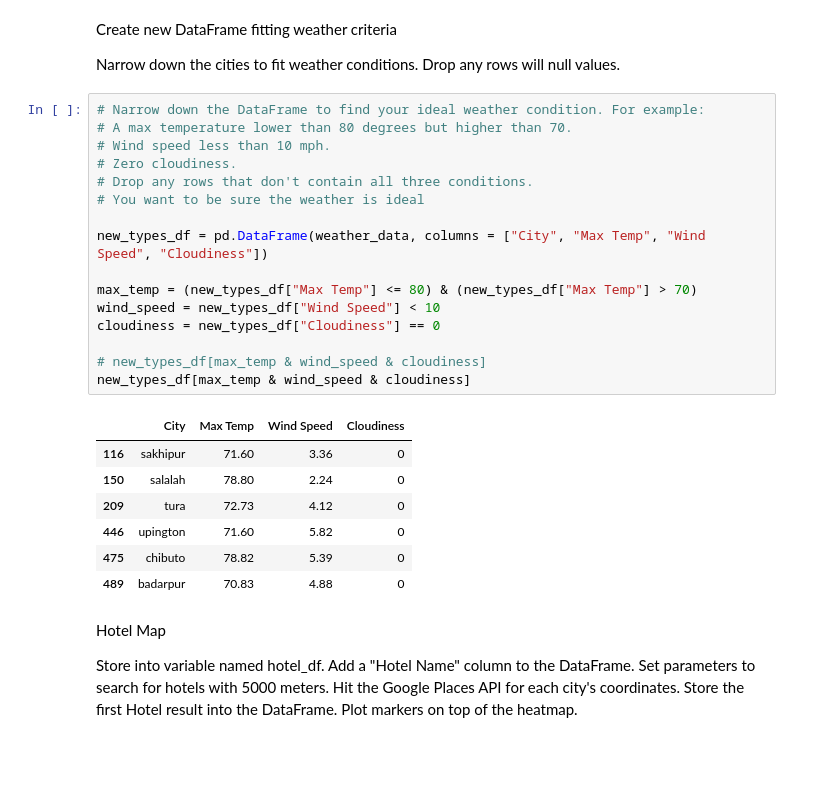
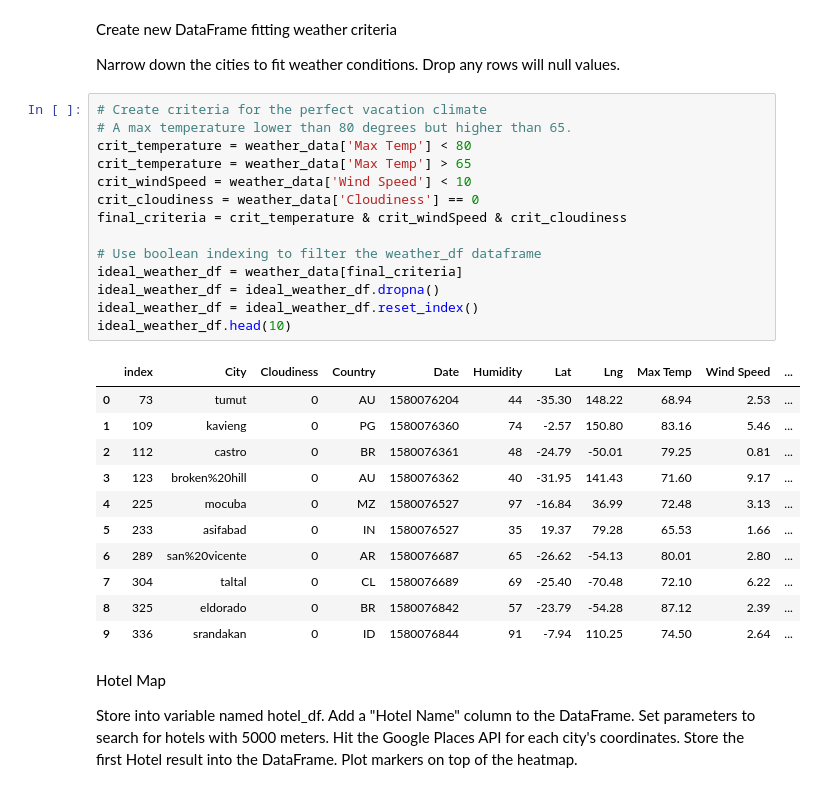
Before and after one commit to pharmon9847/python_api_challenge, a Jupyter notebook: VacationPy/VacationPy.ipynb, the cells around one changed output. Cells and saved outputs as stored; diff of their text form; blank space fills up the shorter version.

```diff
--- a/VacationPy/VacationPy.ipynb
+++ b/VacationPy/VacationPy.ipynb
@@ -98,30 +107,32 @@ fig
 Create new DataFrame fitting weather criteria
 
 Narrow down the cities to fit weather conditions. Drop any rows will null values.
-# %%
-# Narrow down the DataFrame to find your ideal weather condition. For example:
-# A max temperature lower than 80 degrees but higher than 70.
-# Wind speed less than 10 mph.
-# Zero cloudiness.
-# Drop any rows that don't contain all three conditions.
-# You want to be sure the weather is ideal
-
-new_types_df = pd.DataFrame(weather_data, columns = ["City", "Max Temp", "Wind Speed", "Cloudiness"])
-
-max_temp = (new_types_df["Max Temp"] <= 80) & (new_types_df["Max Temp"] > 70)
-wind_speed = new_types_df["Wind Speed"] < 10
-cloudiness = new_types_df["Cloudiness"] == 0
-
-# new_types_df[max_temp & wind_speed & cloudiness]
-new_types_df[max_temp & wind_speed & cloudiness]
-# %% [output]
-|  | City | Max Temp | Wind Speed | Cloudiness |
-| 116 | sakhipur | 71.60 | 3.36 | 0 |
-| 150 | salalah | 78.80 | 2.24 | 0 |
-| 209 | tura | 72.73 | 4.12 | 0 |
-| 446 | upington | 71.60 | 5.82 | 0 |
-| 475 | chibuto | 78.82 | 5.39 | 0 |
-| 489 | badarpur | 70.83 | 4.88 | 0 |
+# %%
+# Create criteria for the perfect vacation climate
+# A max temperature lower than 80 degrees but higher than 65.
+crit_temperature = weather_data['Max Temp'] < 80
+crit_temperature = weather_data['Max Temp'] > 65
+crit_windSpeed = weather_data['Wind Speed'] < 10
+crit_cloudiness = weather_data['Cloudiness'] == 0
+final_criteria = crit_temperature & crit_windSpeed & crit_cloudiness
+
+# Use boolean indexing to filter the weather_df dataframe
+ideal_weather_df = weather_data[final_criteria]
+ideal_weather_df = ideal_weather_df.dropna()
+ideal_weather_df = ideal_weather_df.reset_index()
+ideal_weather_df.head(10)
+# %% [output]
+|  | index | City | Cloudiness | Country | Date | Humidity | Lat | Lng | Max Temp | Wind Speed | ... |
+| 0 | 73 | tumut | 0 | AU | 1580076204 | 44 | -35.30 | 148.22 | 68.94 | 2.53 | ... |
+| 1 | 109 | kavieng | 0 | PG | 1580076360 | 74 | -2.57 | 150.80 | 83.16 | 5.46 | ... |
+| 2 | 112 | castro | 0 | BR | 1580076361 | 48 | -24.79 | -50.01 | 79.25 | 0.81 | ... |
+| 3 | 123 | broken%20hill | 0 | AU | 1580076362 | 40 | -31.95 | 141.43 | 71.60 | 9.17 | ... |
+| 4 | 225 | mocuba | 0 | MZ | 1580076527 | 97 | -16.84 | 36.99 | 72.48 | 3.13 | ... |
+| 5 | 233 | asifabad | 0 | IN | 1580076527 | 35 | 19.37 | 79.28 | 65.53 | 1.66 | ... |
+| 6 | 289 | san%20vicente | 0 | AR | 1580076687 | 65 | -26.62 | -54.13 | 80.01 | 2.80 | ... |
+| 7 | 304 | taltal | 0 | CL | 1580076689 | 69 | -25.40 | -70.48 | 72.10 | 6.22 | ... |
+| 8 | 325 | eldorado | 0 | BR | 1580076842 | 57 | -23.79 | -54.28 | 87.12 | 2.39 | ... |
+| 9 | 336 | srandakan | 0 | ID | 1580076844 | 91 | -7.94 | 110.25 | 74.50 | 2.64 | ... |
 # %% [markdown]
 Hotel Map
 
```
Also changed, not shown: parts of 10 cells of this notebook, 35 other files.
